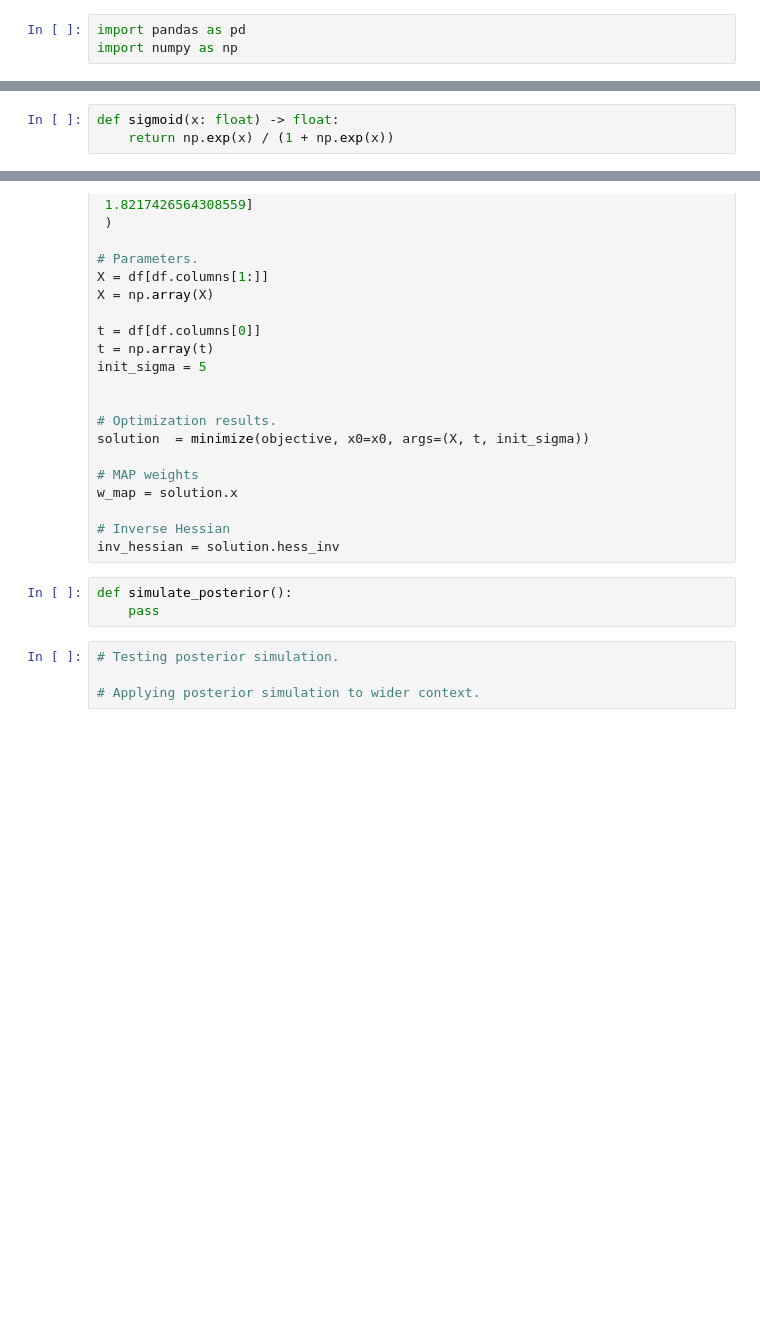
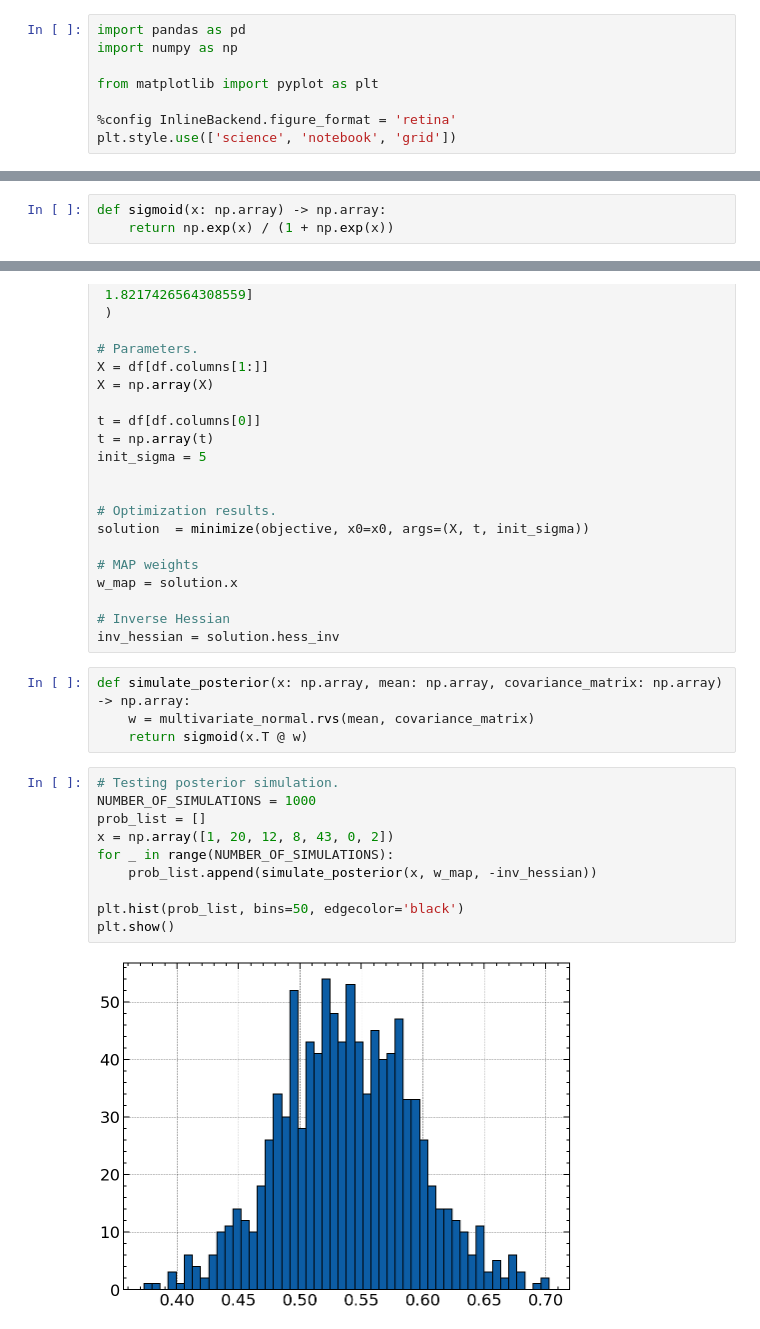
Before and after one commit to Sinbad-The-Sailor/Bayesian-Methods, a Jupyter notebook: bayesian_logistic_regression.ipynb, the cells around one changed output, grey strips where cells are left out. Cells and saved outputs as stored; diff of their text form; blank space fills up the shorter version.

Commit message:
Working posterior sampling.

```diff
--- a/bayesian_logistic_regression.ipynb
+++ b/bayesian_logistic_regression.ipynb
@@ -47,6 +47,11 @@ We can arrive at the posterior normal approximation by Taylor expanding the post
 # %%
 import pandas as pd
 import numpy as np
+
+from matplotlib import pyplot as plt
+
+%config InlineBackend.figure_format = 'retina'
+plt.style.use(['science', 'notebook', 'grid'])
 # %%
 # Data import.
 df = pd.read_csv('data/WomenAtWork.dat', delimiter='\t', engine='python')
@@ -66,7 +71,7 @@ df
 | 167 | 0.0 | 1.0 | 13.390000 | 12.0 | 3.0 | 44.0 | 0.0 | 1.0 |
 168 rows × 8 columns
 # %%
-def sigmoid(x: float) -> float:
+def sigmoid(x: np.array) -> np.array:
     return np.exp(x) / (1 + np.exp(x))
 # %%
 def log_likelihood(X: np.array, t: np.array, w: np.array) -> float:
@@ -117,10 +122,19 @@ w_map = solution.x
 
 # Inverse Hessian
 inv_hessian = solution.hess_inv
-# %%
-def simulate_posterior():
-    pass
-# %%
-# Testing posterior simulation.
-
-# Applying posterior simulation to wider context.
+# %%
+def simulate_posterior(x: np.array, mean: np.array, covariance_matrix: np.array) -> np.array:
+    w = multivariate_normal.rvs(mean, covariance_matrix)
+    return sigmoid(x.T @ w)
+# %%
+# Testing posterior simulation.
+NUMBER_OF_SIMULATIONS = 1000
+prob_list = []
+x = np.array([1, 20, 12, 8, 43, 0, 2])
+for _ in range(NUMBER_OF_SIMULATIONS):
+    prob_list.append(simulate_posterior(x, w_map, -inv_hessian))
+
+plt.hist(prob_list, bins=50, edgecolor='black')
+plt.show()
+# %% [output]
+[figure, added]
```
